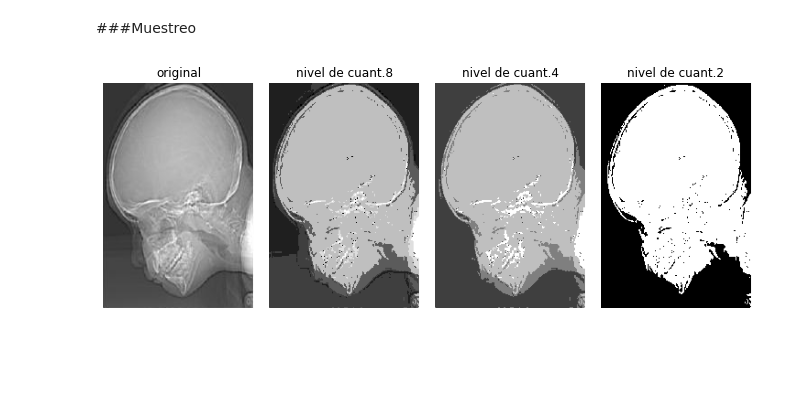
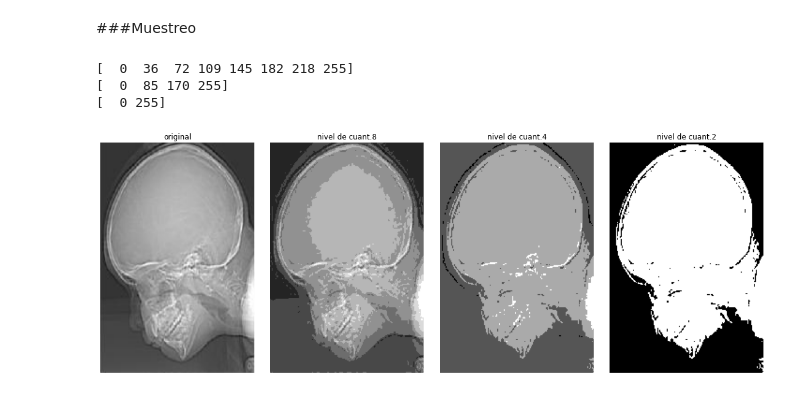
Before and after one commit to LuFernandez/imagaynes, a Jupyter notebook: analisis_scripts/rep_imagenes.ipynb, the cells around one changed output. Saved outputs shown, nothing was run; the diff lists cells and outputs as text; code cells hidden in the pictures; blank space fills up the shorter version.

```diff
--- a/analisis_scripts/rep_imagenes.ipynb
+++ b/analisis_scripts/rep_imagenes.ipynb
@@ -376,39 +376,31 @@ plt.imshow(img, cmap='gray', vmin=0, vmax=255)
 [figure]
 # %% [markdown]
 ###Muestreo
-# %%
-brain = cv2.imread('brain.PNG')
-fig_1 = plt.figure(figsize =(9,9))
-plt.subplots_adjust(top = 1, bottom = 0, right = 1, left = 0, hspace = 0.5, wspace = 0.1)
-MakeSubplot(brain,fig_1, 1, 4, 1, 'original')
-
-def sample(img, n = 2):
-  for i in range(img.shape[0]):
-    for j in range(img.shape[1]):
-      if n == 2:
-        if img[i][j][0] > 127: img[i][j]=255
-        else: img[i][j]=0
-      if n == 4:
-        if img[i][j][0] > 192: img[i][j]=255
-        elif img[i][j][0] > 127 and img[i][j][0] < 193 : img[i][j]= 191
-        elif img[i][j][0] > 64 and img[i][j][0] < 128 : img[i][j]= 127
-        else: img[i][j]= 63
-      if n == 8:
-        if img[i][j][0] > 224: img[i][j]=255
-        elif img[i][j][0] > 193 and img[i][j][0] < 224 : img[i][j]= 223
-        elif img[i][j][0] > 127 and img[i][j][0] < 193 : img[i][j]= 191
-        elif img[i][j][0] > 92 and img[i][j][0] < 128 : img[i][j]= 91
-        elif img[i][j][0] > 64 and img[i][j][0] < 93 : img[i][j]= 63
-        elif img[i][j][0] > 31 and img[i][j][0] < 65 : img[i][j]= 31
-        else: img[i][j]= 0
-  return img
-
-
-
-levels = [8,4,2]
-
-for i in range(len(levels)):
-  brain_=sample(brain, n = levels[i])
-  MakeSubplot(brain_,fig_1,1,4,i+2,title='nivel de cuant.'+str(levels[i]))
-# %% [output]
-[figure, removed]
+# %%
+brain = cv2.imread('brain.PNG')
+fig_1 = plt.figure(figsize =(15,15))
+plt.subplots_adjust(top = 1, bottom = 0, right = 1, left = 0, hspace = 0.5, wspace = 0.1)
+MakeSubplot(brain,fig_1, 1, 4, 1, 'original')
+
+def sample(img, n = 2):
+  new_img = np.copy(img)
+  gray_levels = np.linspace(start=0,stop=255,num=n,dtype=int)
+  print(gray_levels)
+  for row in range(0,new_img.shape[0]):
+    for col in range(0,new_img.shape[1]):
+      index = (np.abs(gray_levels - img[row][col][0])).argmin()
+      new_img[row][col] =  gray_levels[index]
+  return new_img
+
+
+
+levels = [8,4,2]
+
+for i in range(len(levels)):
+  brain_= sample(brain, n = levels[i])
+  MakeSubplot(brain_,fig_1,1,4,i+2,title='nivel de cuant.'+str(levels[i]))
+# %% [output]
+[  0  36  72 109 145 182 218 255]
+[  0  85 170 255]
+[  0 255]
+[figure, added]
```
